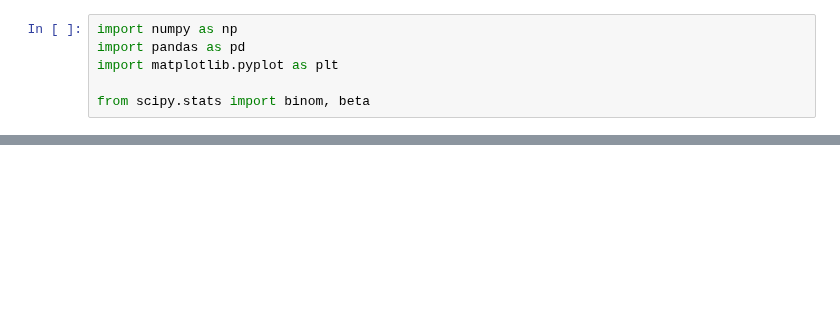
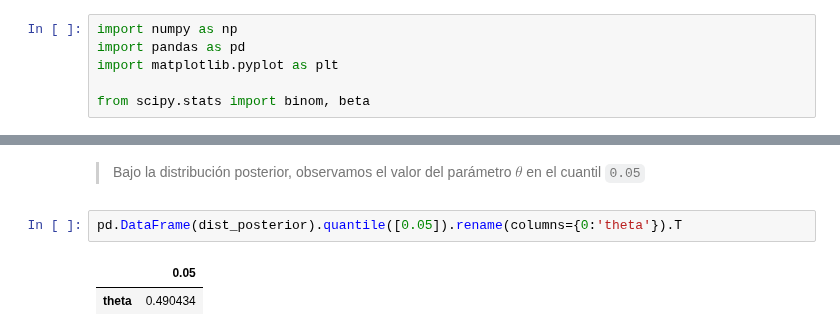
Before and after one commit to CAMM961001/itam-mcd, a Jupyter notebook: fundamentos-estadisticos/libros/13_modelo-beta-binomial.ipynb, the cells around one changed output, grey strips where cells are left out. Cells and saved outputs as stored; diff of their text form; blank space fills up the shorter version.

```diff
--- a/fundamentos-estadisticos/libros/13_modelo-beta-binomial.ipynb
+++ b/fundamentos-estadisticos/libros/13_modelo-beta-binomial.ipynb
@@ -78,0 +84,7 @@ pd.DataFrame(sim_inicial).quantile([0.025, 0.975]).rename(columns={0:'theta'}).T
+# %% [markdown]
+>Bajo la distribución posterior, observamos el valor del parámetro $\theta$ en el cuantil `0.05`
+# %%
+pd.DataFrame(dist_posterior).quantile([0.05]).rename(columns={0:'theta'}).T
+# %% [output]
+|  | 0.05 |
+| theta | 0.490434 |
```
Also changed, not shown: parts of 22 cells of this notebook.
